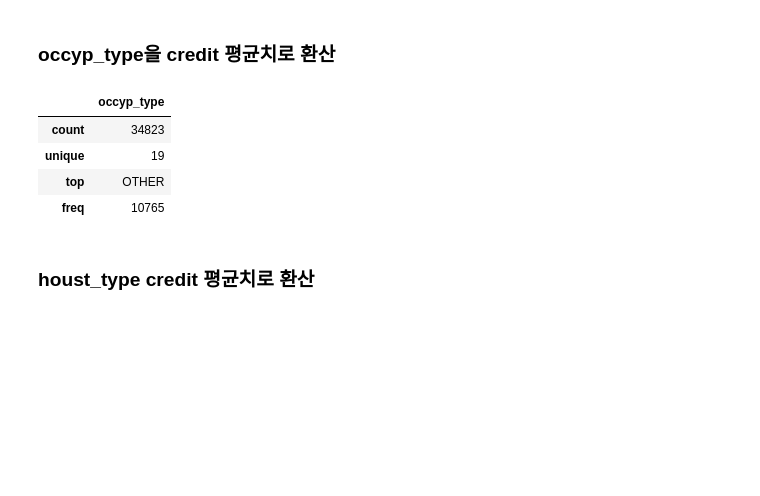
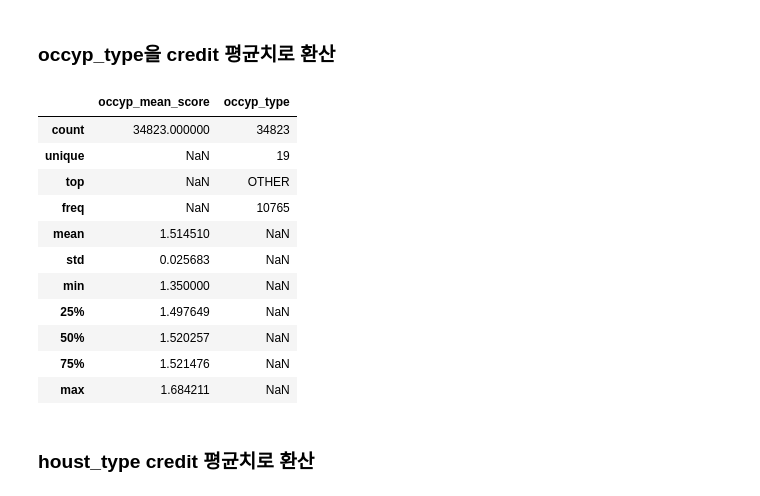
Before and after one commit to PNU-Sinbaram/dacon-credit-card-defaults-detection, a Jupyter notebook: classification.ipynb, the cells around one changed output. Cells and saved outputs as stored; diff of their text form; code cells hidden in the pictures; blank space fills up the shorter version.

```diff
--- a/classification.ipynb
+++ b/classification.ipynb
@@ -107,6 +111,8 @@ Name: FLAG_MOBIL, dtype: int64
 # %%
 train = train.drop(["FLAG_MOBIL"], axis=1)
 test = test.drop(["FLAG_MOBIL"], axis=1)
+train['occyp_type'].fillna('OTHER',inplace = True)
+test['occyp_type'].fillna('OTHER',inplace = True)
 # %% [markdown]
 ## Feature Creation
 # %%
@@ -121,16 +127,22 @@ print(data.shape)
 # %% [markdown]
 ### occyp_type을 credit 평균치로 환산
 # %%
-data['occyp_type'].fillna('OTHER',inplace = True)
-#occyp_mean_score = data.groupby(['occyp_type']).mean()['credit']
-#data['occyp_mean_score'] = data['occyp_type'].apply(lambda x : occyp_mean_score[x] )
-data[["occyp_type"]].describe(include='all')
+occyp_mean_score = train.groupby(['occyp_type']).mean()['credit']
+data['occyp_mean_score'] = data['occyp_type'].apply(lambda x : occyp_mean_score[x])
+data[["occyp_mean_score", "occyp_type"]].describe(include='all')
 # %% [output]
-|  | occyp_type |
-| count | 34823 |
-| unique | 19 |
-| top | OTHER |
-| freq | 10765 |
+|  | occyp_mean_score | occyp_type |
+| count | 34823.000000 | 34823 |
+| unique | NaN | 19 |
+| top | NaN | OTHER |
+| freq | NaN | 10765 |
+| mean | 1.514510 | NaN |
+| std | 0.025683 | NaN |
+| min | 1.350000 | NaN |
+| 25% | 1.497649 | NaN |
+| 50% | 1.520257 | NaN |
+| 75% | 1.521476 | NaN |
+| max | 1.684211 | NaN |
 # %% [markdown]
 ### houst_type credit 평균치로 환산
 # %%
```
Also changed, not shown: parts of 32 cells of this notebook.
